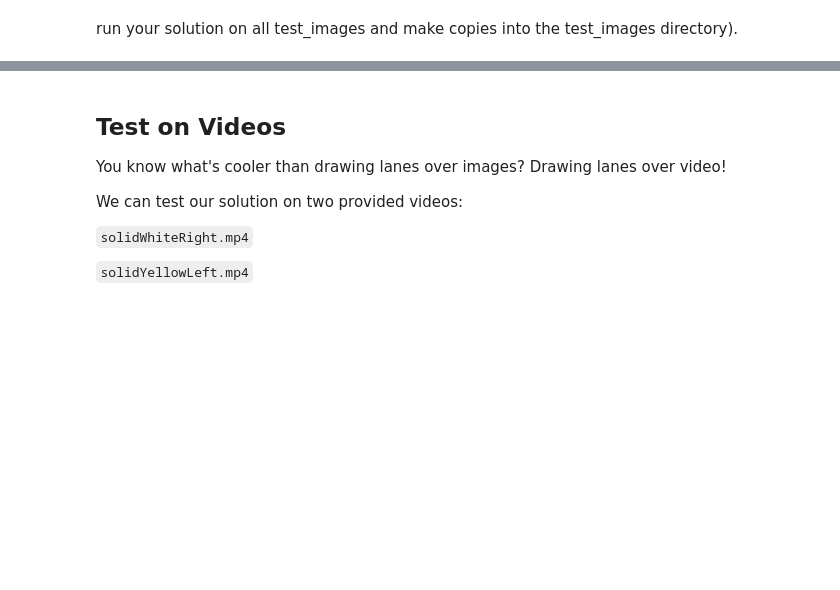
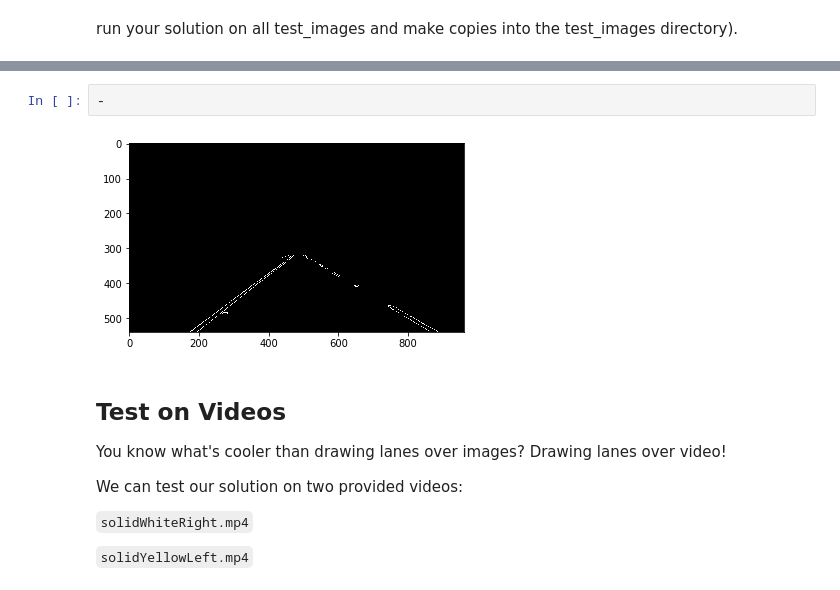
Before and after one commit to ikus/CarND-LaneLines-P1, a Jupyter notebook: P1.ipynb, the cells around one changed output, grey strips where cells are left out. Cells and saved outputs as stored; diff of their text form; blank space fills up the shorter version.

```diff
--- a/P1.ipynb
+++ b/P1.ipynb
@@ -250,3 +199,7 @@ for file_name in file_list:
+# %%
+-
+# %% [output]
+[figure, added]
 # %% [markdown]
 ## Test on Videos
 
```
Also changed, not shown: parts of 7 cells of this notebook, 28 other files.
